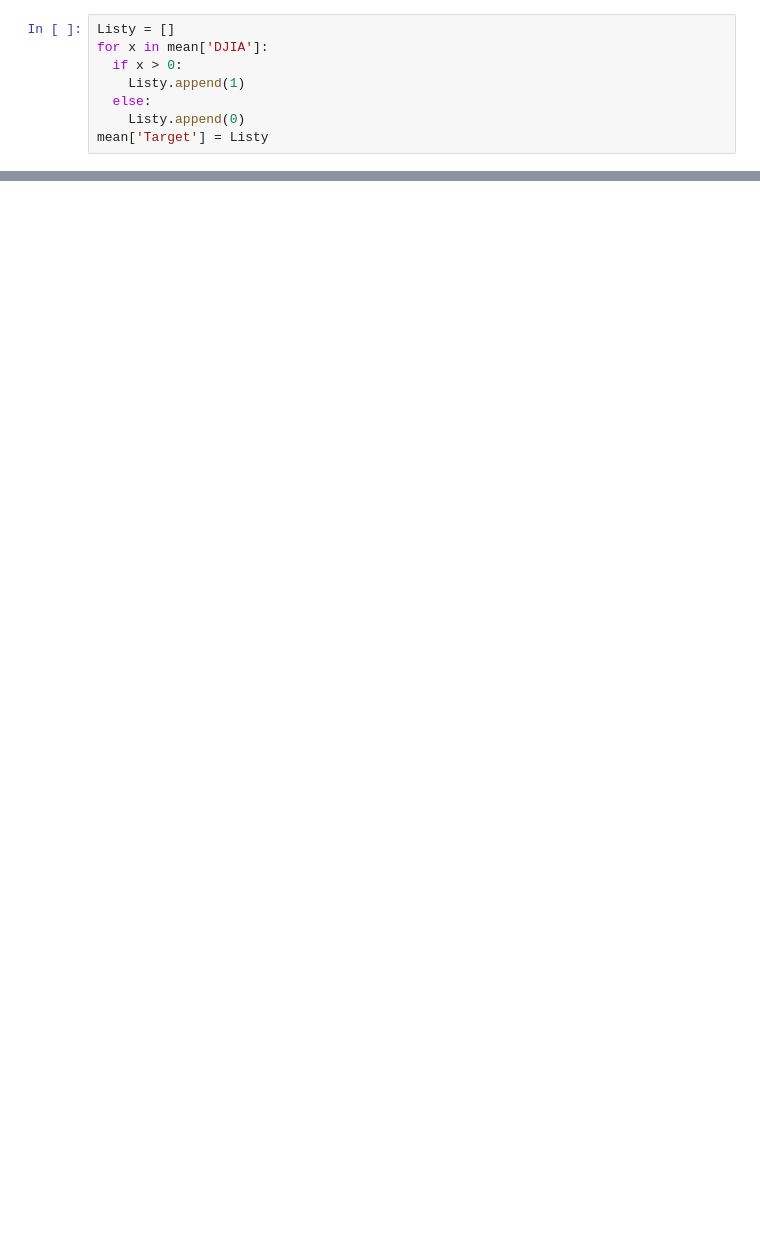
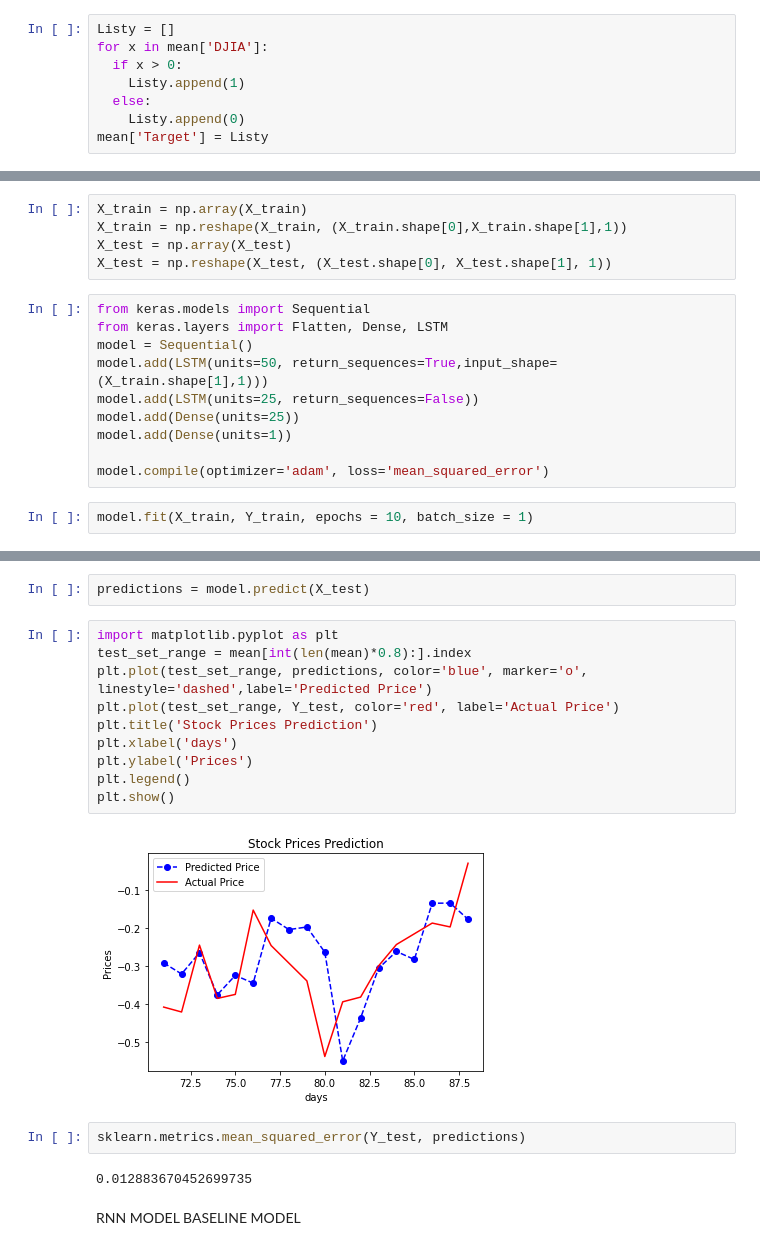
Before and after one commit to ThomasWit21/Master-thesis, a Jupyter notebook: Master_Thesis_Data_Science.ipynb, the cells around one changed output, grey strips where cells are left out. Cells and saved outputs as stored; diff of their text form; blank space fills up the shorter version.

```diff
--- a/Master_Thesis_Data_Science.ipynb
+++ b/Master_Thesis_Data_Science.ipynb
@@ -398,0 +410,17 @@ round(classifier.score(X_test,Y_test), 4)
+# %%
+X_train = np.array(X_train)
+X_train = np.reshape(X_train, (X_train.shape[0],X_train.shape[1],1))
+X_test = np.array(X_test)
+X_test = np.reshape(X_test, (X_test.shape[0], X_test.shape[1], 1))
+# %%
+from keras.models import Sequential
+from keras.layers import Flatten, Dense, LSTM
+model = Sequential()
+model.add(LSTM(units=50, return_sequences=True,input_shape=(X_train.shape[1],1)))
+model.add(LSTM(units=25, return_sequences=False))
+model.add(Dense(units=25))
+model.add(Dense(units=1))
+
+model.compile(optimizer='adam', loss='mean_squared_error')
+# %%
+model.fit(X_train, Y_train, epochs = 10, batch_size = 1)
@@ -398,0 +449,20 @@ round(classifier.score(X_test,Y_test), 4)
+# %%
+predictions = model.predict(X_test)
+# %%
+import matplotlib.pyplot as plt
+test_set_range = mean[int(len(mean)*0.8):].index
+plt.plot(test_set_range, predictions, color='blue', marker='o', linestyle='dashed',label='Predicted Price')
+plt.plot(test_set_range, Y_test, color='red', label='Actual Price')
+plt.title('Stock Prices Prediction')
+plt.xlabel('days')
+plt.ylabel('Prices')
+plt.legend()
+plt.show()
+# %% [output]
+[figure, added]
+# %%
+sklearn.metrics.mean_squared_error(Y_test, predictions)
+# %% [output]
+0.012883670452699735
+# %% [markdown]
+RNN MODEL BASELINE MODEL
```
Also changed, not shown: parts of 53 cells of this notebook.
